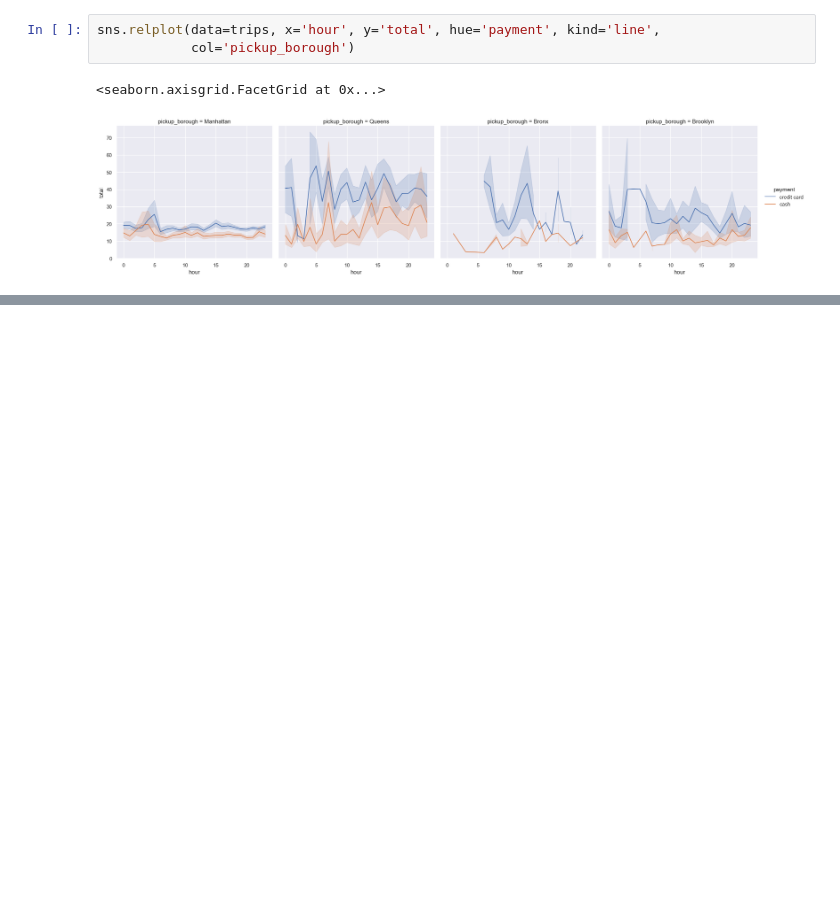
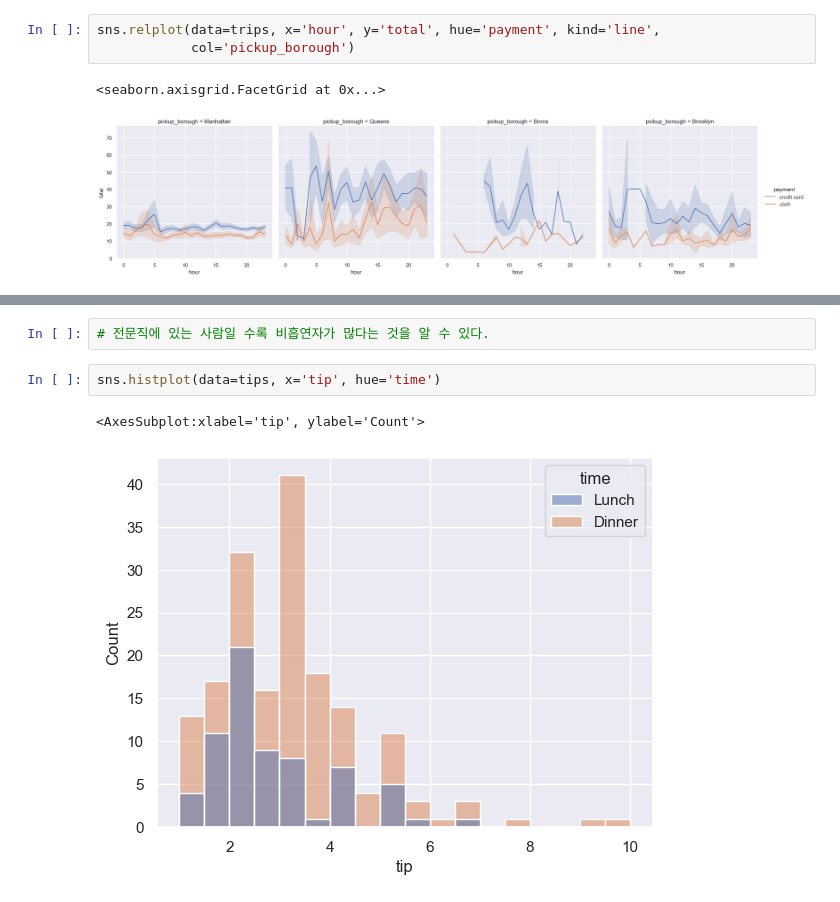
Before and after one commit to minseok06/python, a Jupyter notebook: 21강.ipynb, the cells around one changed output, grey strips where cells are left out. Drawn from its saved outputs; the diff is of its cells as text; blank space fills up the shorter version.

```diff
--- a/21강.ipynb
+++ b/21강.ipynb
@@ -183,0 +190,7 @@ sns.relplot(data=trips, x='hour', y='total', hue='payment', kind='line',
+# %%
+# 전문직에 있는 사람일 수록 비흡연자가 많다는 것을 알 수 있다.
+# %%
+sns.histplot(data=tips, x='tip', hue='time')
+# %% [output]
+<AxesSubplot:xlabel='tip', ylabel='Count'>
+[figure, added]
```
Also changed, not shown: parts of 8 cells of this notebook.
